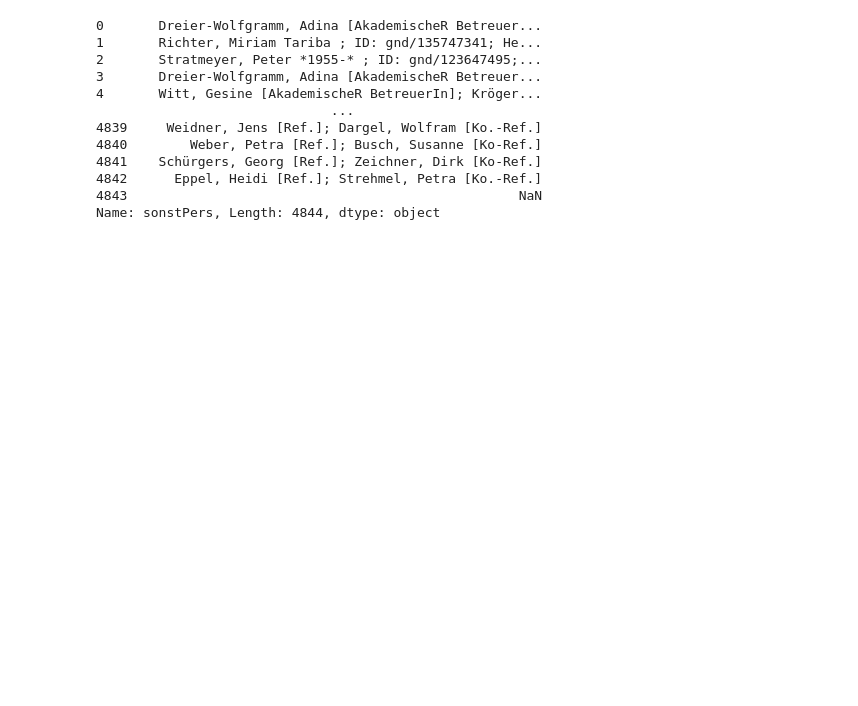
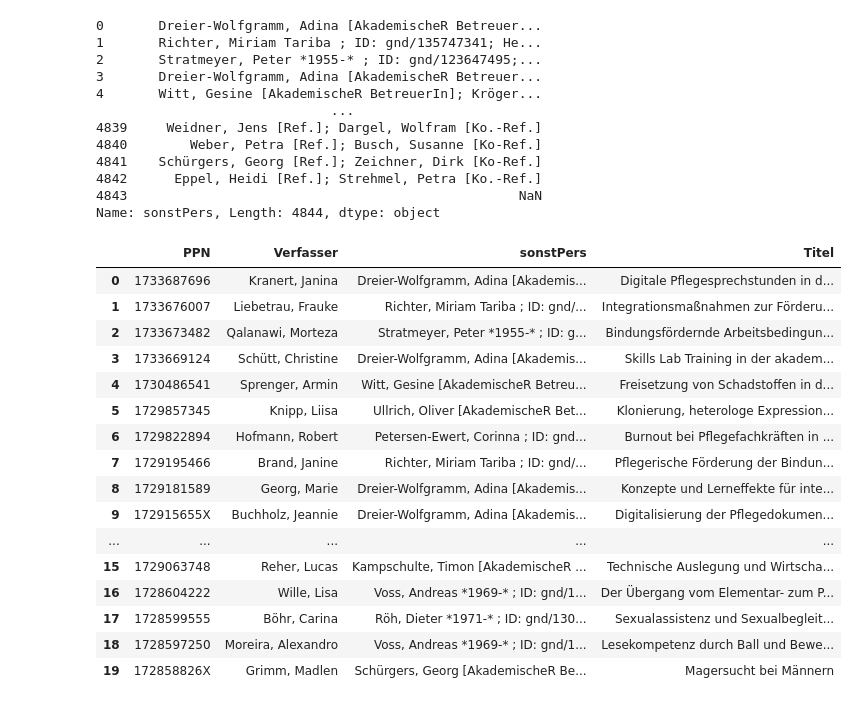
Before and after one commit to Daniela-Mayer/2020-11-30-Data_Librarian_Daniela_Mayer, a Jupyter notebook: Modul_6/notebooks/Abschlussprojekt erster Ansatz.ipynb, the cells around one changed output. Saved outputs shown, nothing was run; the diff lists cells and outputs as text; code cells hidden in the pictures; blank space fills up the shorter version.

```diff
--- a/Modul_6/notebooks/Abschlussprojekt erster Ansatz.ipynb
+++ b/Modul_6/notebooks/Abschlussprojekt erster Ansatz.ipynb
@@ -138,3 +173,31 @@ Name: sonstPers, Length: 4844, dtype: object
 #Die beiden Betreuer befinden sich zusammen in einer Spalte
 #Teilweise ist das Feld leer - dies könnten gelöschte bzw. zurückgezogene Abschlussarbeiten sein.
 #Datensätze ohne Inhalt im Feld "sonstPers" könnten gelöscht werden
+#Die nicht benötigten Spalten mit "drop" löschen und Ergebnis in eine neue Variable schreiben:
+dfCBS4Spalten = dfCBS.drop(['EPN', 'Jahr','ISBN', 'ISSN', 'ISMN', 'ZDBID', 'DOI', 'URN', 'URL', 'weitereVerf.', 'Körperschaft3100',
+            'Körperschaft3110', 'Titel+Zusatz', 'TitelOhneArtikel', 'GesamttitelMBW', 'Ausgabe', 'Ort',
+            'Verlag', 'Ort+Verlag', 'Umfang', 'Illustrationen', 'Schriftenreihe', 'DDC', 'DNBSachgruppe',
+            'DNBDDC', 'Basisklassifikation', 'LokaleNotation', 'LokalesSchlagwort', 'Standort', 'Signatur',
+           'Ausleihcode', 'Standort+Signatur+AUI', 'Zugangsnr', 'Verbuchungsnr', 'ExKommentar4801',
+            'ExKommentar4802', 'Bestandsangaben7120', 'Bestandsangaben7121', 'LokaleURL', 'Notation6700',
+            'Schlagwort6800', 'Abrufzeichen8600'], axis=1)
+# %%
+dfCBS4Spalten.head(20)
+# %% [output]
+|  | PPN | Verfasser | sonstPers | Titel |
+| 0 | 1733687696 | Kranert, Janina | Dreier-Wolfgramm, Adina [Akademis... | Digitale Pflegesprechstunden in d... |
+| 1 | 1733676007 | Liebetrau, Frauke | Richter, Miriam Tariba ; ID: gnd/... | Integrationsmaßnahmen zur Förderu... |
+| 2 | 1733673482 | Qalanawi, Morteza | Stratmeyer, Peter *1955-* ; ID: g... | Bindungsfördernde Arbeitsbedingun... |
+| 3 | 1733669124 | Schütt, Christine | Dreier-Wolfgramm, Adina [Akademis... | Skills Lab Training in der akadem... |
+| 4 | 1730486541 | Sprenger, Armin | Witt, Gesine [AkademischeR Betreu... | Freisetzung von Schadstoffen in d... |
+| 5 | 1729857345 | Knipp, Liisa | Ullrich, Oliver [AkademischeR Bet... | Klonierung, heterologe Expression... |
+| 6 | 1729822894 | Hofmann, Robert | Petersen-Ewert, Corinna ; ID: gnd... | Burnout bei Pflegefachkräften in ... |
+| 7 | 1729195466 | Brand, Janine | Richter, Miriam Tariba ; ID: gnd/... | Pflegerische Förderung der Bindun... |
+| 8 | 1729181589 | Georg, Marie | Dreier-Wolfgramm, Adina [Akademis... | Konzepte und Lerneffekte für inte... |
+| 9 | 172915655X | Buchholz, Jeannie | Dreier-Wolfgramm, Adina [Akademis... | Digitalisierung der Pflegedokumen... |
+| ... | ... | ... | ... | ... |
+| 15 | 1729063748 | Reher, Lucas | Kampschulte, Timon [AkademischeR ... | Technische Auslegung und Wirtscha... |
+| 16 | 1728604222 | Wille, Lisa | Voss, Andreas *1969-* ; ID: gnd/1... | Der Übergang vom Elementar- zum P... |
+| 17 | 1728599555 | Böhr, Carina | Röh, Dieter *1971-* ; ID: gnd/130... | Sexualassistenz und Sexualbegleit... |
+| 18 | 1728597250 | Moreira, Alexandro | Voss, Andreas *1969-* ; ID: gnd/1... | Lesekompetenz durch Ball und Bewe... |
+| 19 | 172858826X | Grimm, Madlen | Schürgers, Georg [AkademischeR Be... | Magersucht bei Männern |
```
Also changed, not shown: parts of 4 cells of this notebook.
